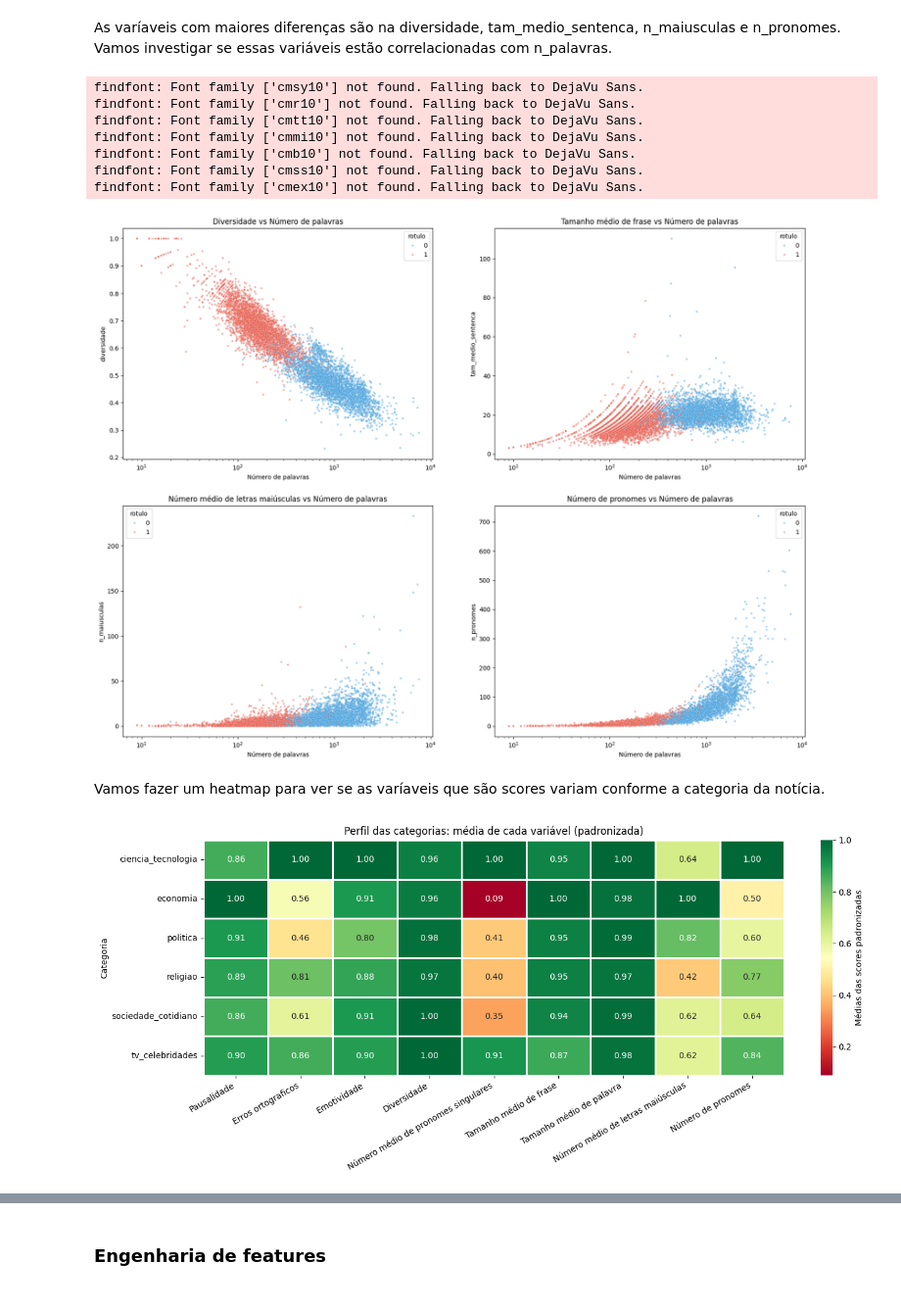
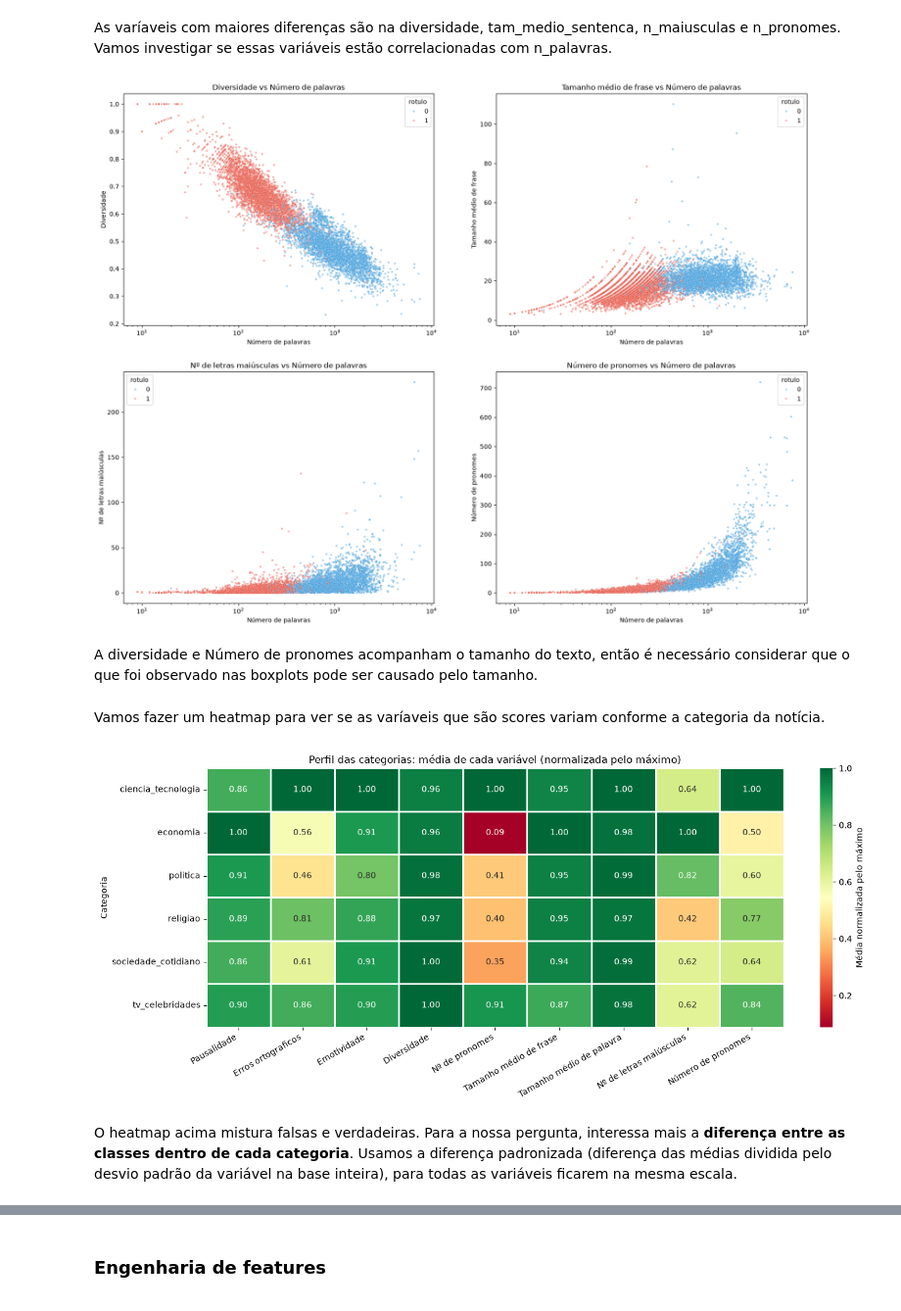
Before and after one commit to teto1034/fake-news-classifier, a Jupyter notebook: notebooks/02_analise_exploratoria_de_dados.ipynb, the cells around one changed output, grey strips where cells are left out. Shown at 98% size. Drawn from its saved outputs; the diff is of its cells as text; code cells hidden in the pictures.

```diff
--- a/notebooks/02_analise_exploratoria_de_dados.ipynb
+++ b/notebooks/02_analise_exploratoria_de_dados.ipynb
@@ -7,10 +21,20 @@ import seaborn as sns
 import matplotlib.pyplot as plt
 import matplotlib.patches as mpatches
 from pathlib import Path
+from scipy.stats import mannwhitneyu
+from statsmodels.stats.outliers_influence import variance_inflation_factor
+import statsmodels.api as sm
 
-path_processed = Path(r"..\data") / "processed"
-df = pd.read_csv(path_processed / "fakebr_base.csv", encoding='utf-8')
+path_processed = Path("..") / "data" / "processed"
+df = pd.read_csv(path_processed / "fakebr_base.csv")
 display(df.head())
+
+# Cores e legenda usadas em todos os gráficos
+palette = {0: "#3498db", 1: "#e74c3c"}
+custom_handles = [
+    mpatches.Patch(color="#3498db", label="Notícia Verdadeira"),
+    mpatches.Patch(color="#e74c3c", label="Notícia Falsa"),
+]
 # %% [output]
 |  | index | par_id | rotulo | texto | autor | link | categoria | data | n_tokens | n_palavras | ... |
 | 0 | 0 | 1 | 0 | ﻿O Podemos decidiu expulsar o dep... | Naira Trindade | http://politica.estadao.com.br/bl... | politica | 13/12/2017 | 168 | 148 | ... |
@@ -87,10 +203,10 @@ columns_mapping = {
     "erros_ortograficos": "Erros ortograficos",
     "emotividade": "Emotividade",
     "diversidade": "Diversidade",
-    "n_pron_sing_1_2": "Número médio de pronomes singulares",
+    "n_pron_sing_1_2": "Nº de pronomes",
     "tam_medio_sentenca": "Tamanho médio de frase",
     "tam_medio_palavra": "Tamanho médio de palavra",
-    "n_maiusculas": "Número médio de letras maiúsculas",
+    "n_maiusculas": "Nº de letras maiúsculas",
     "n_pronomes": "Número de pronomes",
 }
 
@@ -139,42 +255,39 @@ for i, var in enumerate(variaveis):
     plt.xscale("log")
     plt.title(f"{columns_mapping[var]} vs Número de palavras")
     plt.xlabel("Número de palavras")
-    plt.ylabel(var)
+    plt.ylabel(columns_mapping[var])
 plt.show()
 # %% [output]
-findfont: Font family ['cmsy10'] not found. Falling back to DejaVu Sans.
-findfont: Font family ['cmr10'] not found. Falling back to DejaVu Sans.
-findfont: Font family ['cmtt10'] not found. Falling back to DejaVu Sans.
-findfont: Font family ['cmmi10'] not found. Falling back to DejaVu Sans.
-findfont: Font family ['cmb10'] not found. Falling back to DejaVu Sans.
-findfont: Font family ['cmss10'] not found. Falling back to DejaVu Sans.
-findfont: Font family ['cmex10'] not found. Falling back to DejaVu Sans.
-[figure, old version]
+[figure, new version]
+# %% [markdown]
+A diversidade e Número de pronomes acompanham o tamanho do texto, então é necessário considerar que o que foi observado nas boxplots pode ser causado pelo tamanho.
 # %% [markdown]
 Vamos fazer um heatmap para ver se as varíaveis que são scores variam conforme a categoria da notícia.
 # %%
 # Média de cada variável por categoria
 medias = df.groupby("categoria")[columns].mean()
 
-# Padroniza em relação à base inteira, pois as variáveis têm escalas muito diferentes
+# Normaliza pelo máximo de cada variável, pois as escalas são muito diferentes
 medias_norm = medias / medias.max()
 
 plt.figure(figsize=(14, 6))
 ax = sns.heatmap(
     medias_norm.rename(columns=columns_mapping),
     cmap="RdYlGn",
     annot=True,
     fmt=".2f",
     linewidths=2,
     linecolor="white",
-    cbar_kws={"label": "Médias das scores padronizadas"},
+    cbar_kws={"label": "Média normalizada pelo máximo"},
 )
-ax.set_title("Perfil das categorias: média de cada variável (padronizada)")
+ax.set_title("Perfil das categorias: média de cada variável (normalizada pelo máximo)")
 ax.set_xlabel("")
 ax.set_ylabel("Categoria")
 plt.xticks(rotation=30, ha="right")
 plt.yticks(rotation=0)
 plt.tight_layout()
 plt.show()
 # %% [output]
-[figure, old version]
+[figure, new version]
+# %% [markdown]
+O heatmap acima mistura falsas e verdadeiras. Para a nossa pergunta, interessa mais a **diferença entre as classes dentro de cada categoria**. Usamos a diferença padronizada (diferença das médias dividida pelo desvio padrão da variável na base inteira), para todas as variáveis ficarem na mesma escala.
```
Also changed, not shown: parts of 32 cells of this notebook, 2 other files.
